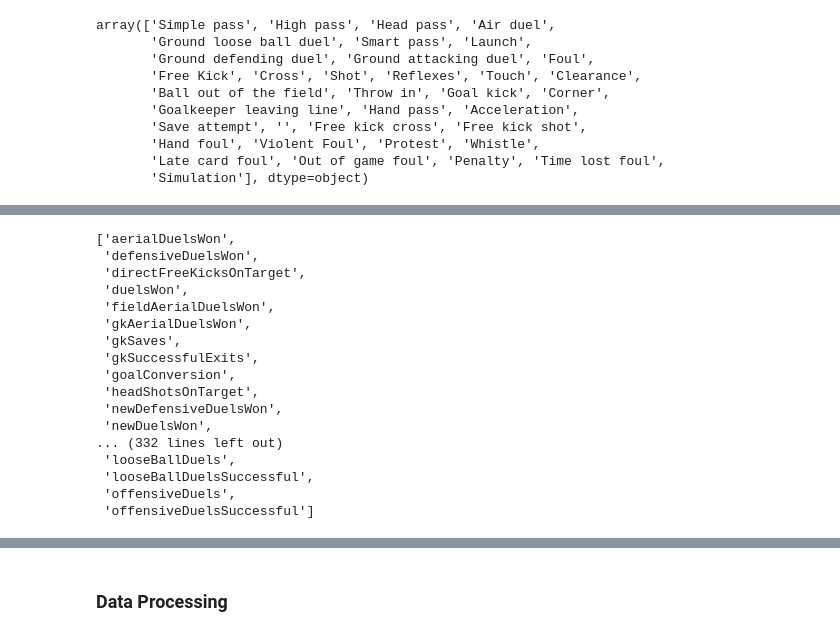
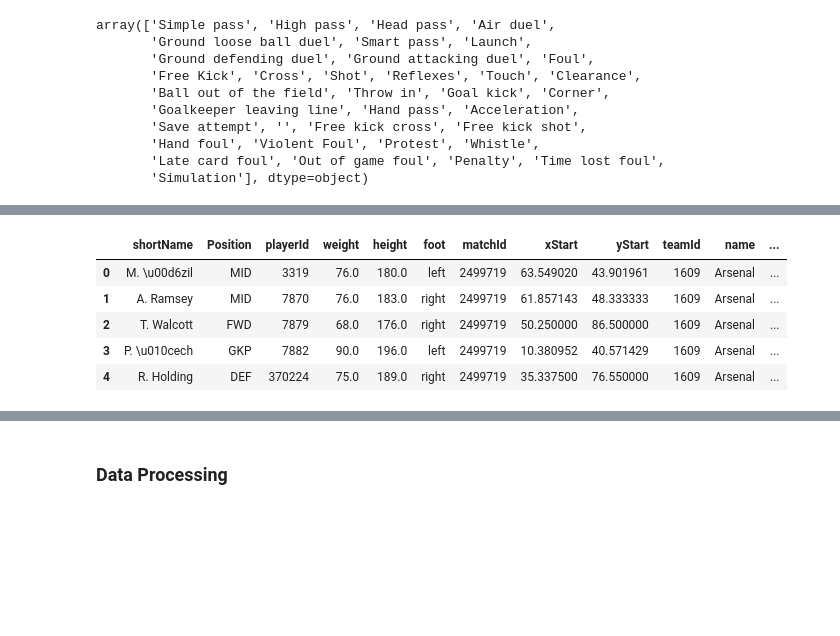
Before and after one commit to bjornmakins/soccer1, a Jupyter notebook: Data_Analysis.ipynb, the cells around one changed output, grey strips where cells are left out. Saved outputs shown, nothing was run; the diff lists cells and outputs as text; code cells hidden in the pictures; blank space fills up the shorter version.

```diff
--- a/Data_Analysis.ipynb
+++ b/Data_Analysis.ipynb
@@ -699 +620,27 @@ def match_agg(eT, event_df):
+# %%
+# add ave field locations to players
+Player_Aggs = pd.merge(Player_Aggs, position_df, how = 'right', on= 'playerId').sort_values('matchId')
+Player_Aggs = pd.merge(Player_Aggs, p_refs, on = ['matchId', 'playerId'])
+Player_Aggs = pd.merge(Player_Aggs, Teams[['teamId', 'name']], on = 'teamId')
+# %%
+Player_Aggs = pd.merge(Player_Aggs, Matches[['matchId', 'homeTeamId', 'awayTeamId']], on = 'matchId')
+Player_Aggs.loc[Player_Aggs.teamId == Player_Aggs.homeTeamId, 'homeAway'] = "home"
+Player_Aggs.loc[Player_Aggs.teamId == Player_Aggs.awayTeamId, 'homeAway'] = "away"
+# %%
+### unique entry dataframe for player gameTime at any point in a match by summarizing streams
+
+def playerGameTime(event_df):
+    df = event_df.groupby(['matchId','playerId'])['eventSec'].agg(['max', 'min']).reset_index()
+    df['gameTime (s)'] = (df['max'] - df['min']) # game time in seconds in seconds
+    df.drop(['max', 'min'], inplace=True, axis=1)
+    return df
+
+# derive gameTime per player and store in summary table
+a = playerGameTime(Events_England)
+b = playerGameTime(Events_France)
+c = playerGameTime(Events_Italy)
+d = playerGameTime(Events_Spain)
+e = playerGameTime(Events_Germany)
+
+playingTime = pd.concat([a,b,c,d,e])
 # %%
@@ -726,20 +655,0 @@ Events_England
-# %%
-adv_stats
-# %% [output]
-['aerialDuelsWon',
- 'defensiveDuelsWon',
- 'directFreeKicksOnTarget',
- 'duelsWon',
- 'fieldAerialDuelsWon',
- 'gkAerialDuelsWon',
- 'gkSaves',
- 'gkSuccessfulExits',
- 'goalConversion',
- 'headShotsOnTarget',
- 'newDefensiveDuelsWon',
- 'newDuelsWon',
-... (332 lines left out)
- 'looseBallDuels',
- 'looseBallDuelsSuccessful',
- 'offensiveDuels',
- 'offensiveDuelsSuccessful']
@@ -746 +665,3 @@ adv_stats
+# %%
+Player_Aggs = pd.merge(Player_Aggs, playingTime, how = 'left', on = ['playerId', 'matchId'])
 # %%
@@ -748,0 +670,9 @@ adv_stats = ["aerialDuelsWon",  "defensiveDuelsWon",  "directFreeKicksOnTarget",
+# %%
+Player_Aggs.head()
+# %% [output]
+|  | shortName | Position | playerId | weight | height | foot | matchId | xStart | yStart | teamId | name | ... |
+| 0 | M. \u00d6zil | MID | 3319 | 76.0 | 180.0 | left | 2499719 | 63.549020 | 43.901961 | 1609 | Arsenal | ... |
+| 1 | A. Ramsey | MID | 7870 | 76.0 | 183.0 | right | 2499719 | 61.857143 | 48.333333 | 1609 | Arsenal | ... |
+| 2 | T. Walcott | FWD | 7879 | 68.0 | 176.0 | right | 2499719 | 50.250000 | 86.500000 | 1609 | Arsenal | ... |
+| 3 | P. \u010cech | GKP | 7882 | 90.0 | 196.0 | left | 2499719 | 10.380952 | 40.571429 | 1609 | Arsenal | ... |
+| 4 | R. Holding | DEF | 370224 | 75.0 | 189.0 | right | 2499719 | 35.337500 | 76.550000 | 1609 | Arsenal | ... |
```
Also changed, not shown: parts of 126 cells of this notebook.
